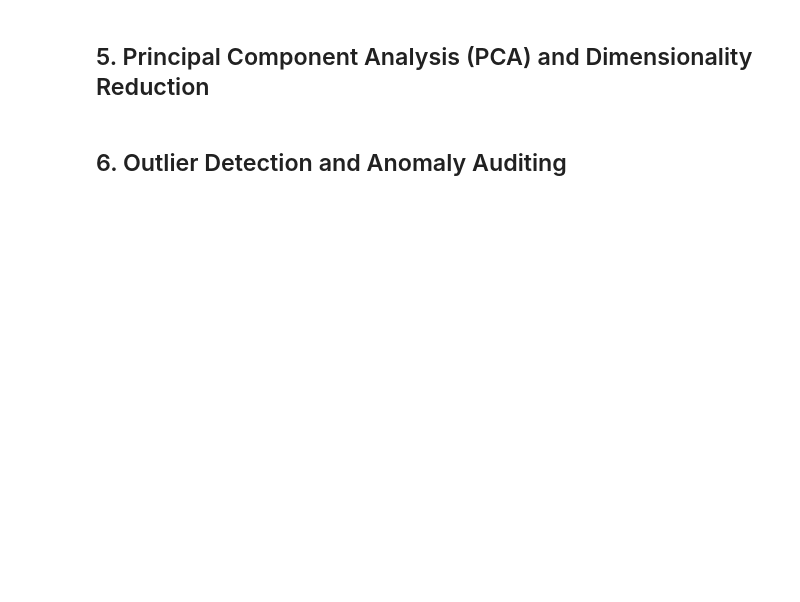
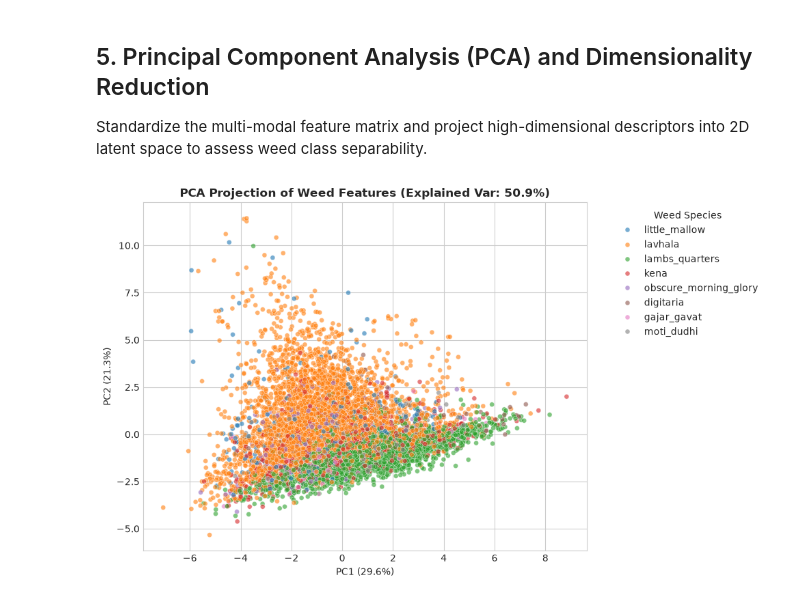
Before and after one commit to om29dev/AIML-weed-detection-project, a Jupyter notebook: MHWeed16_YOLO11_Detection.ipynb, the cells around one changed output. Cells and saved outputs as stored; diff of their text form; code cells hidden in the pictures; blank space fills up the shorter version.

```diff
--- a/MHWeed16_YOLO11_Detection.ipynb
+++ b/MHWeed16_YOLO11_Detection.ipynb
@@ -223,0 +195,37 @@ plt.show()
+# %%
+# Parse all annotations and check integrity
+ann_files = sorted(list(LABELS_DIR.glob('*.txt')))
+box_records = []
+corrupt_files = []
+out_of_bounds = 0
+
+for ann_path in ann_files:
+    try:
+        with open(ann_path, 'r', encoding='utf-8') as f:
+            lines = [l.strip().split() for l in f if l.strip()]
+        for parts in lines:
+            if len(parts) < 5:
+                continue
+            cls_id = int(parts[0])
+            xc, yc, bw, bh = map(float, parts[1:5])
+            if not (0.0 <= xc <= 1.0 and 0.0 <= yc <= 1.0 and 0.0 < bw <= 1.0 and 0.0 < bh <= 1.0):
+                out_of_bounds += 1
+            box_records.append({
+                'image': ann_path.stem,
+                'class_id': cls_id,
+                'species': CLASS_NAMES.get(cls_id, f"weed_{cls_id}"),
+                'xc': xc,
+                'yc': yc,
+                'width': bw,
+                'height': bh,
+                'area': bw * bh,
+                'aspect_ratio': bw / max(bh, 1e-6)
+            })
+    except Exception as e:
+        corrupt_files.append((ann_path.name, str(e)))
+
+df_boxes = pd.DataFrame(box_records)
+print(f"Total Annotation Files: {len(ann_files):,}")
+print(f"Total Bounding Boxes:   {len(df_boxes):,}")
+print(f"Corrupt Files:          {len(corrupt_files)}")
+print(f"Out of Bounds Boxes:    {out_of_bounds}")
@@ -354,36 +413,37 @@ df_features.head()
 # %% [markdown]
 ## 5. Principal Component Analysis (PCA) and Dimensionality Reduction
+Standardize the multi-modal feature matrix and project high-dimensional descriptors into 2D latent space to assess weed class separability.
 # %%
 feature_cols = [
     'width', 'height', 'aspect_ratio', 'area', 'perimeter', 'center_dist',
     'r_mean', 'g_mean', 'b_mean', 'hue_mean', 'sat_mean', 'val_mean',
     'exg_mean', 'exr_mean', 'ndi_mean', 'contrast_std', 'laplacian_var'
 ]
 
 X = df_features[feature_cols].fillna(0)
 scaler = StandardScaler()
 X_scaled = scaler.fit_transform(X)
 
 pca = PCA(n_components=2, random_state=SEED)
 X_pca = pca.fit_transform(X_scaled)
 df_features['pca_1'] = X_pca[:, 0]
 df_features['pca_2'] = X_pca[:, 1]
 
 plt.figure(figsize=(10, 6))
 top_species = df_features['species'].value_counts().head(8).index
 sns.scatterplot(
     data=df_features[df_features['species'].isin(top_species)],
     x='pca_1',
     y='pca_2',
     hue='species',
     alpha=0.6,
     s=25
 )
 plt.title(f"PCA Projection of Weed Features (Explained Var: {pca.explained_variance_ratio_.sum()*100:.1f}%)", fontsize=12, fontweight='bold')
 plt.xlabel(f"PC1 ({pca.explained_variance_ratio_[0]*100:.1f}%)")
 plt.ylabel(f"PC2 ({pca.explained_variance_ratio_[1]*100:.1f}%)")
-plt.grid(True, linestyle='--', alpha=0.5)
+plt.legend(title="Weed Species", bbox_to_anchor=(1.05, 1), loc='upper left')
 plt.tight_layout()
 plt.show()
+# %% [output]
+[figure, added]
-# %% [markdown]
-## 6. Outlier Detection and Anomaly Auditing
```
Also changed, not shown: parts of 42 cells of this notebook, 20 other files.
